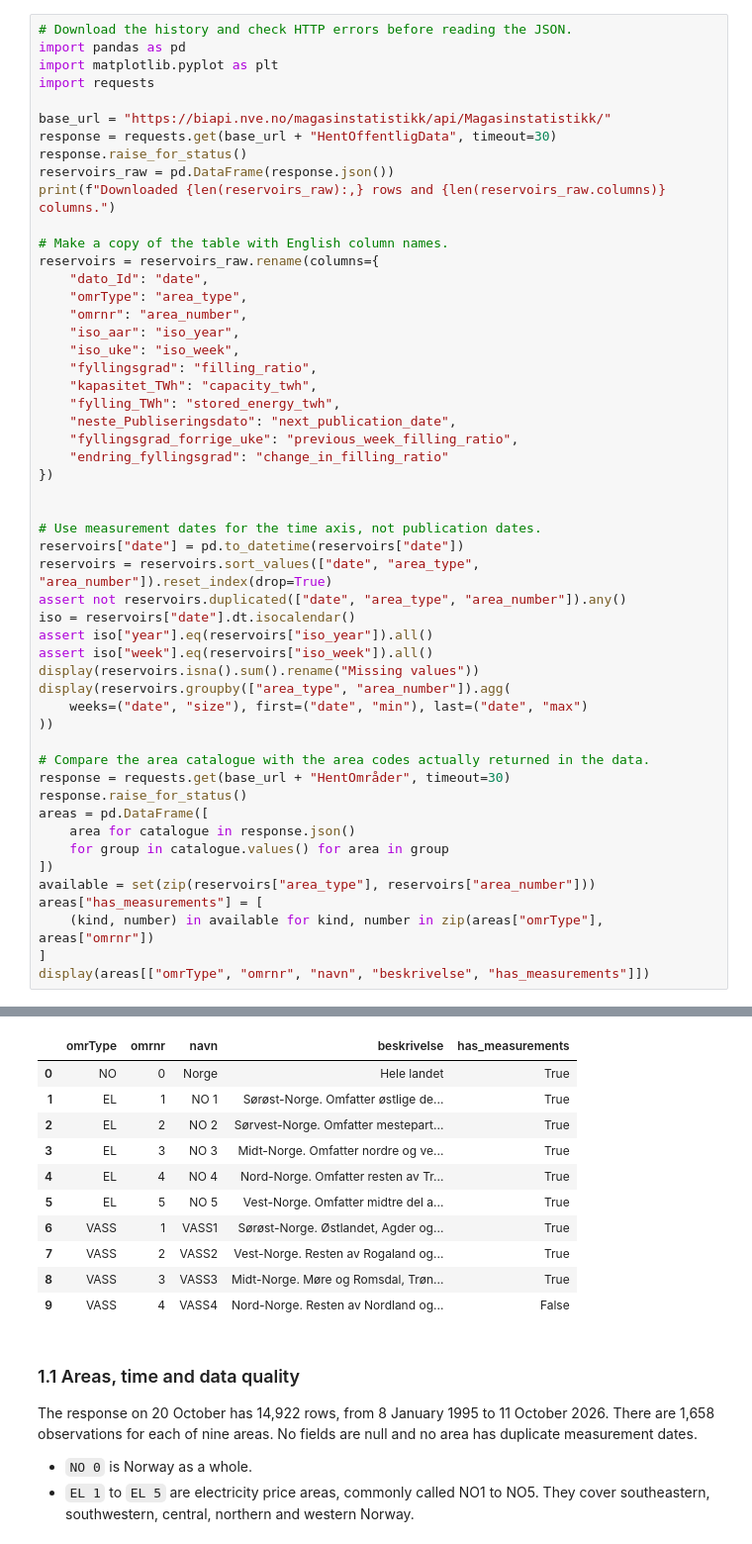
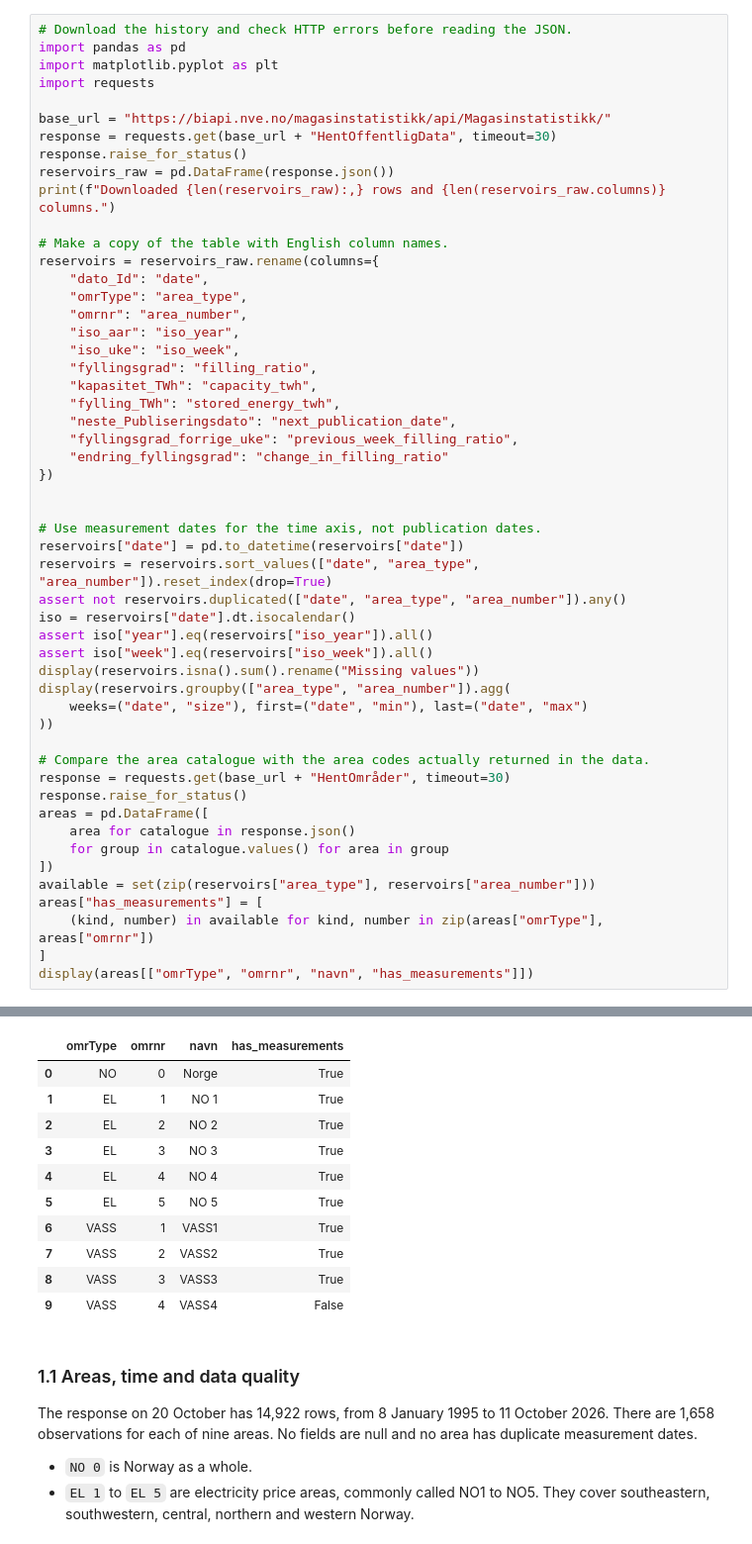
Before and after one commit to Haakon5555/ind320-haakon5555, a Jupyter notebook: prosjekt_del_2.ipynb, the cells around one changed output, grey strips where cells are left out. Shown at 99% size. Cells and saved outputs as stored; diff of their text form.

```diff
--- a/prosjekt_del_2.ipynb
+++ b/prosjekt_del_2.ipynb
@@ -198,45 +147,45 @@ areas = pd.DataFrame([
 ])
 available = set(zip(reservoirs["area_type"], reservoirs["area_number"]))
 areas["has_measurements"] = [
     (kind, number) in available for kind, number in zip(areas["omrType"], areas["omrnr"])
 ]
-display(areas[["omrType", "omrnr", "navn", "beskrivelse", "has_measurements"]])
+display(areas[["omrType", "omrnr", "navn", "has_measurements"]])
 # %% [output]
 Downloaded 14,922 rows and 11 columns.
 date                           0
 area_type                      0
 area_number                    0
 iso_year                       0
 iso_week                       0
 filling_ratio                  0
 capacity_twh                   0
 stored_energy_twh              0
 next_publication_date          0
 previous_week_filling_ratio    0
 change_in_filling_ratio        0
 Name: Missing values, dtype: int64
 |  |  | weeks | first | last |
 | area_type | area_number |  |  |  |
 | EL | 1 | 1658 | 1995-01-08 | 2026-10-11 |
 |  | 2 | 1658 | 1995-01-08 | 2026-10-11 |
 |  | 3 | 1658 | 1995-01-08 | 2026-10-11 |
 |  | 4 | 1658 | 1995-01-08 | 2026-10-11 |
 |  | 5 | 1658 | 1995-01-08 | 2026-10-11 |
 | NO | 0 | 1658 | 1995-01-08 | 2026-10-11 |
 | VASS | 1 | 1658 | 1995-01-08 | 2026-10-11 |
 |  | 2 | 1658 | 1995-01-08 | 2026-10-11 |
 |  | 3 | 1658 | 1995-01-08 | 2026-10-11 |
-|  | omrType | omrnr | navn | beskrivelse | has_measurements |
-| 0 | NO | 0 | Norge | Hele landet | True |
-| 1 | EL | 1 | NO 1 | Sørøst-Norge. Omfatter østlige de... | True |
-| 2 | EL | 2 | NO 2 | Sørvest-Norge. Omfatter mestepart... | True |
-| 3 | EL | 3 | NO 3 | Midt-Norge. Omfatter nordre og ve... | True |
-| 4 | EL | 4 | NO 4 | Nord-Norge. Omfatter resten av Tr... | True |
-| 5 | EL | 5 | NO 5 | Vest-Norge. Omfatter midtre del a... | True |
-| 6 | VASS | 1 | VASS1 | Sørøst-Norge. Østlandet, Agder og... | True |
-| 7 | VASS | 2 | VASS2 | Vest-Norge. Resten av Rogaland og... | True |
-| 8 | VASS | 3 | VASS3 | Midt-Norge. Møre og Romsdal, Trøn... | True |
-| 9 | VASS | 4 | VASS4 | Nord-Norge. Resten av Nordland og... | False |
+|  | omrType | omrnr | navn | has_measurements |
+| 0 | NO | 0 | Norge | True |
+| 1 | EL | 1 | NO 1 | True |
+| 2 | EL | 2 | NO 2 | True |
+| 3 | EL | 3 | NO 3 | True |
+| 4 | EL | 4 | NO 4 | True |
+| 5 | EL | 5 | NO 5 | True |
+| 6 | VASS | 1 | VASS1 | True |
+| 7 | VASS | 2 | VASS2 | True |
+| 8 | VASS | 3 | VASS3 | True |
+| 9 | VASS | 4 | VASS4 | False |
 # %% [markdown]
 ### 1.1 Areas, time and data quality
 
```
Also changed, not shown: parts of 15 cells of this notebook.
